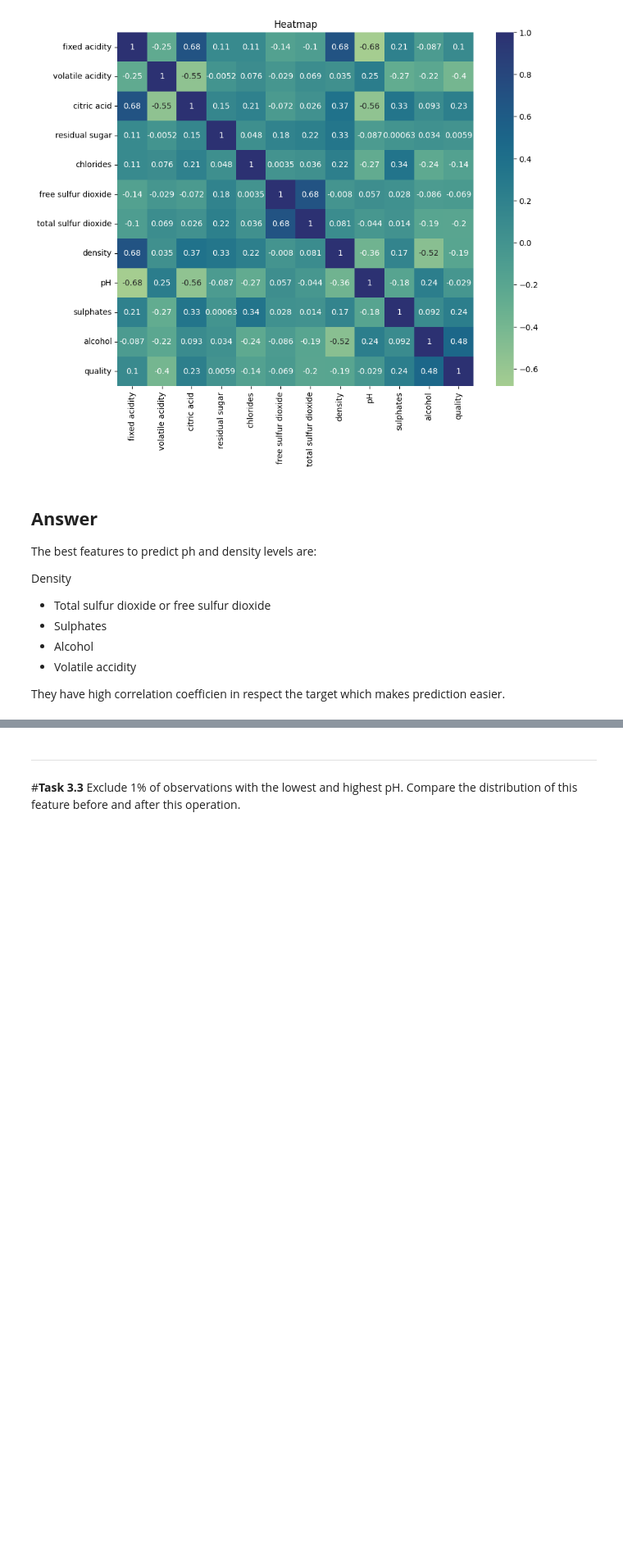
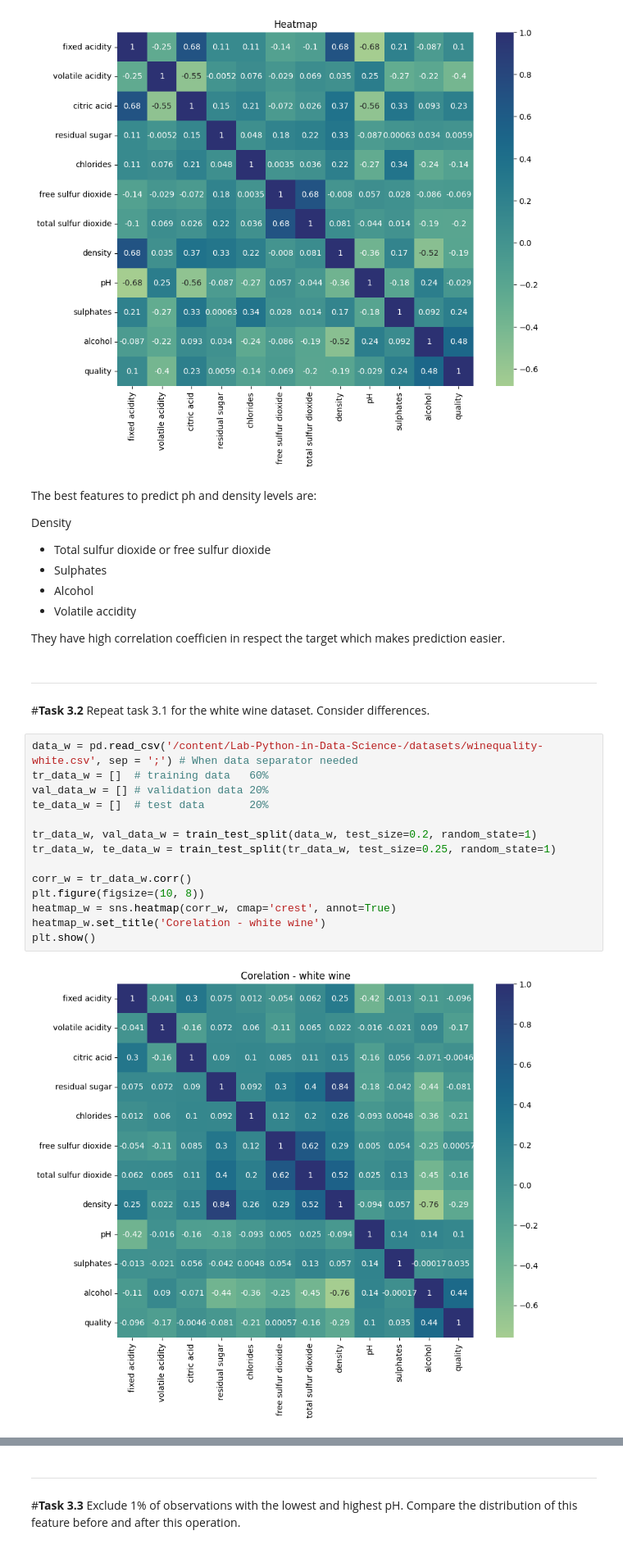
Before and after one commit to jadrzy/Lab-Python-in-Data-Science-, a Jupyter notebook: notebooks/Lab3.ipynb, the cells around one changed output, grey strips where cells are left out. Shown at 82% size. Drawn from its saved outputs; the diff is of its cells as text; blank space fills up the shorter version.

```diff
--- a/notebooks/Lab3.ipynb
+++ b/notebooks/Lab3.ipynb
@@ -47,7 +47,6 @@ plt.show()
 # %% [output]
 [figure]
 # %% [markdown]
-## **Answer**
 The best features to predict ph and density levels are:
 
 Density
@@ -58,3 +57,23 @@ Density
 *   Volatile accidity
 
 They have high correlation coefficien in respect the target which makes prediction easier.
+# %% [markdown]
+---
+#**Task 3.2**
+Repeat task 3.1 for the white wine dataset. Consider differences.
+# %%
+data_w = pd.read_csv('/content/Lab-Python-in-Data-Science-/datasets/winequality-white.csv', sep = ';') # When data separator needed
+tr_data_w = []  # training data   60%
+val_data_w = [] # validation data 20%
+te_data_w = []  # test data       20%
+
+tr_data_w, val_data_w = train_test_split(data_w, test_size=0.2, random_state=1)
+tr_data_w, te_data_w = train_test_split(tr_data_w, test_size=0.25, random_state=1)
+
+corr_w = tr_data_w.corr()
+plt.figure(figsize=(10, 8))
+heatmap_w = sns.heatmap(corr_w, cmap='crest', annot=True)
+heatmap_w.set_title('Corelation - white wine')
+plt.show()
+# %% [output]
+[figure, added]
```
Also changed, not shown: parts of 4 cells of this notebook.
